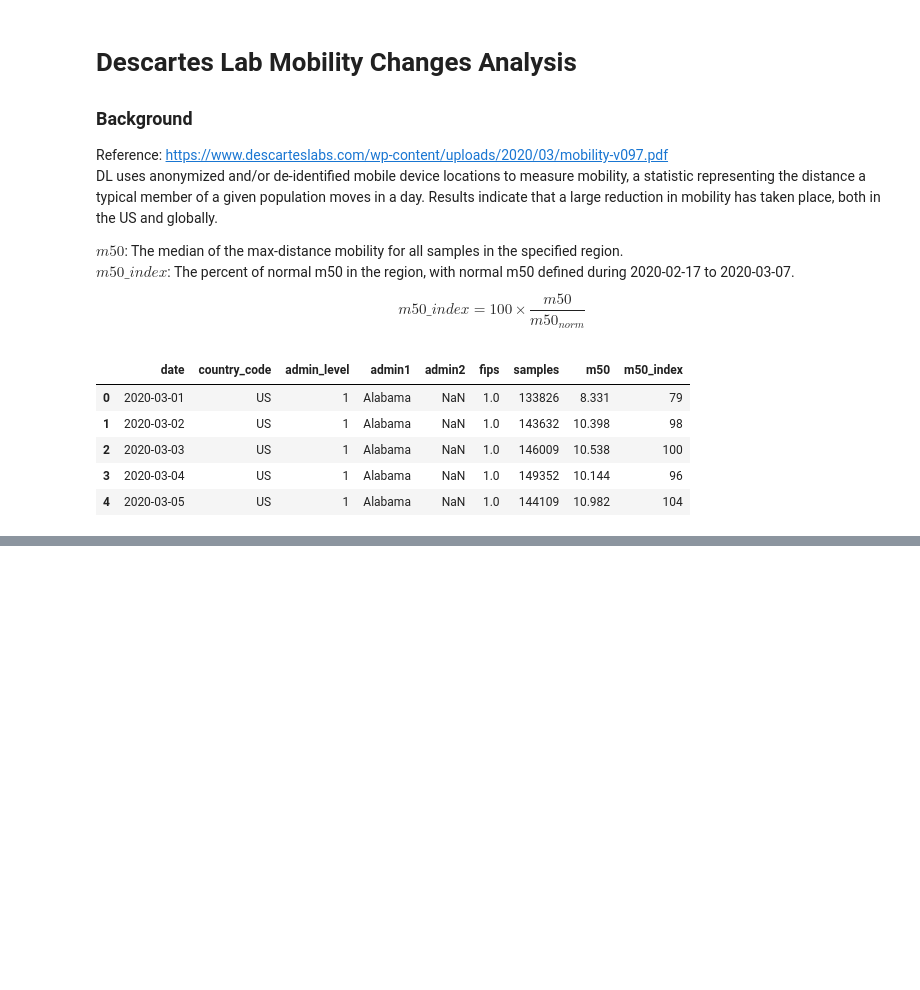
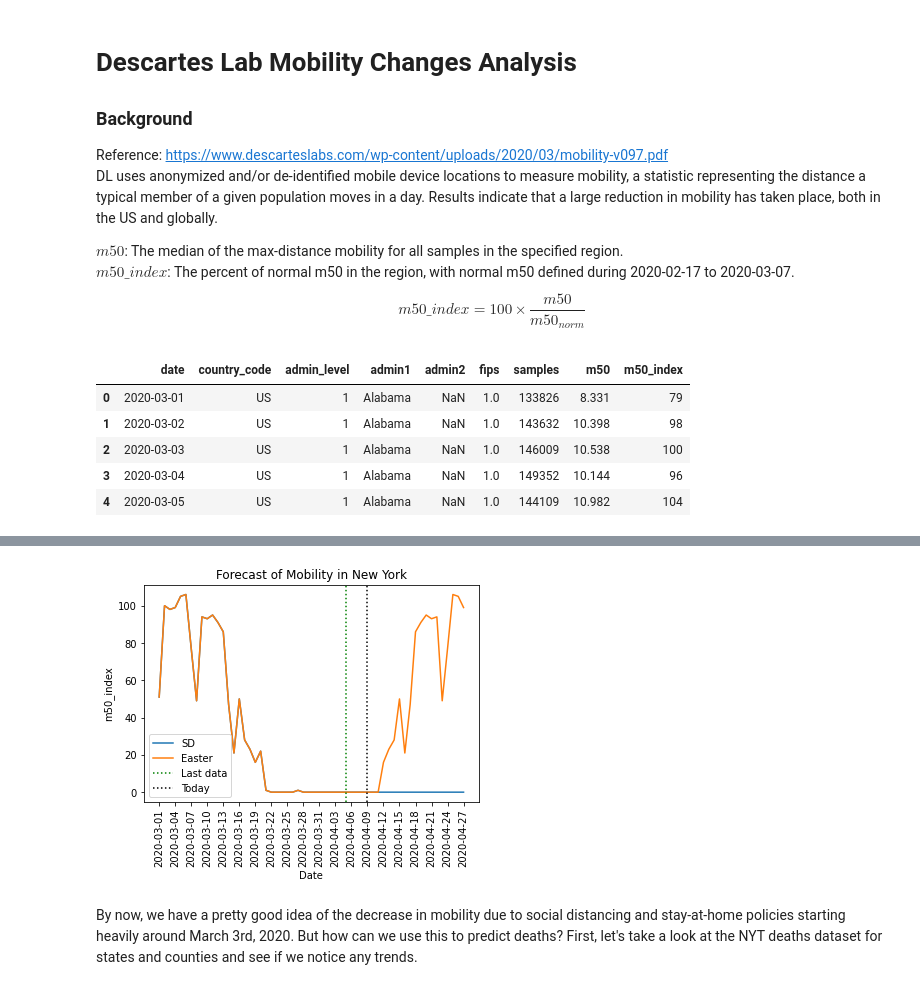
Before and after one commit to quantummind/caltech_covid_19_modeling, a Jupyter notebook: exploratory/james_DL_mobility.ipynb, the cells around one changed output, grey strips where cells are left out. Cells and saved outputs as stored; diff of their text form; code cells hidden in the pictures; blank space fills up the shorter version.

Commit message:
Updated mobility notebook to include toy example of time series forecasting

```diff
--- a/exploratory/james_DL_mobility.ipynb
+++ b/exploratory/james_DL_mobility.ipynb
@@ -79,0 +83,48 @@ plt.show()
+# %%
+start_of_sd, end_of_sd = date(2020, 3, 4), date(2020, 3, 19)
+sd_transition_length = end_of_sd - start_of_sd
+easter = date(2020, 4, 12)
+predict_until_date = easter + timedelta(days=sd_transition_length.days)
+
+def build_sd_forecast(data):
+    curr_date = datetime.strptime(max(data['date']), '%Y-%m-%d') + timedelta(days=1)
+    curr_date = curr_date.date()
+
+    while curr_date <= predict_until_date:
+        data = data.append({'date': curr_date.strftime('%Y-%m-%d'), 'm50_index': 0}, ignore_index=True)
+        curr_date += timedelta(days=1)
+
+    return data
+
+def build_easter_forecast(data):
+    data = build_sd_forecast(data)
+    curr_date = easter
+
+    while curr_date <= predict_until_date:
+        days_since_easter = curr_date - easter
+        symmetric_date = end_of_sd - days_since_easter
+        data.loc[data['date'] == curr_date.strftime('%Y-%m-%d'), ['m50_index']] = \
+            data.loc[data['date'] == symmetric_date.strftime('%Y-%m-%d'), ['m50_index']]['m50_index'].values[0]
+        curr_date += timedelta(days=1)
+
+    return data
+# %%
+new_york_mobility = states[states['admin1'] == 'New York']
+new_york_sd_mobility_forecast = build_sd_forecast(new_york_mobility)
+new_york_easter_mobility_forecast = build_easter_forecast(new_york_mobility)
+
+plt.plot(new_york_sd_mobility_forecast['date'], new_york_sd_mobility_forecast['m50_index'], label='SD')
+plt.plot(new_york_easter_mobility_forecast['date'], new_york_easter_mobility_forecast['m50_index'], label='Easter')
+plt.axvline(x=max(new_york_mobility['date']), ls=':', c='g', label='Last data')
+plt.axvline(x=datetime.today().date().strftime('%Y-%m-%d'), ls=':', c='k', label='Today')
+
+plt.title('Forecast of Mobility in New York')
+plt.xlabel('Date')
+plt.xticks(ticks = range(0, len(new_york_sd_mobility_forecast), 3), rotation=90)
+plt.ylabel('m50_index')
+plt.legend()
+plt.show()
+# %% [output]
+[figure, added]
+# %% [markdown]
+By now, we have a pretty good idea of the decrease in mobility due to social distancing and stay-at-home policies starting heavily around March 3rd, 2020. But how can we use this to predict deaths? First, let's take a look at the NYT deaths dataset for states and counties and see if we notice any trends.
```
Also changed, not shown: parts of 14 cells of this notebook.
